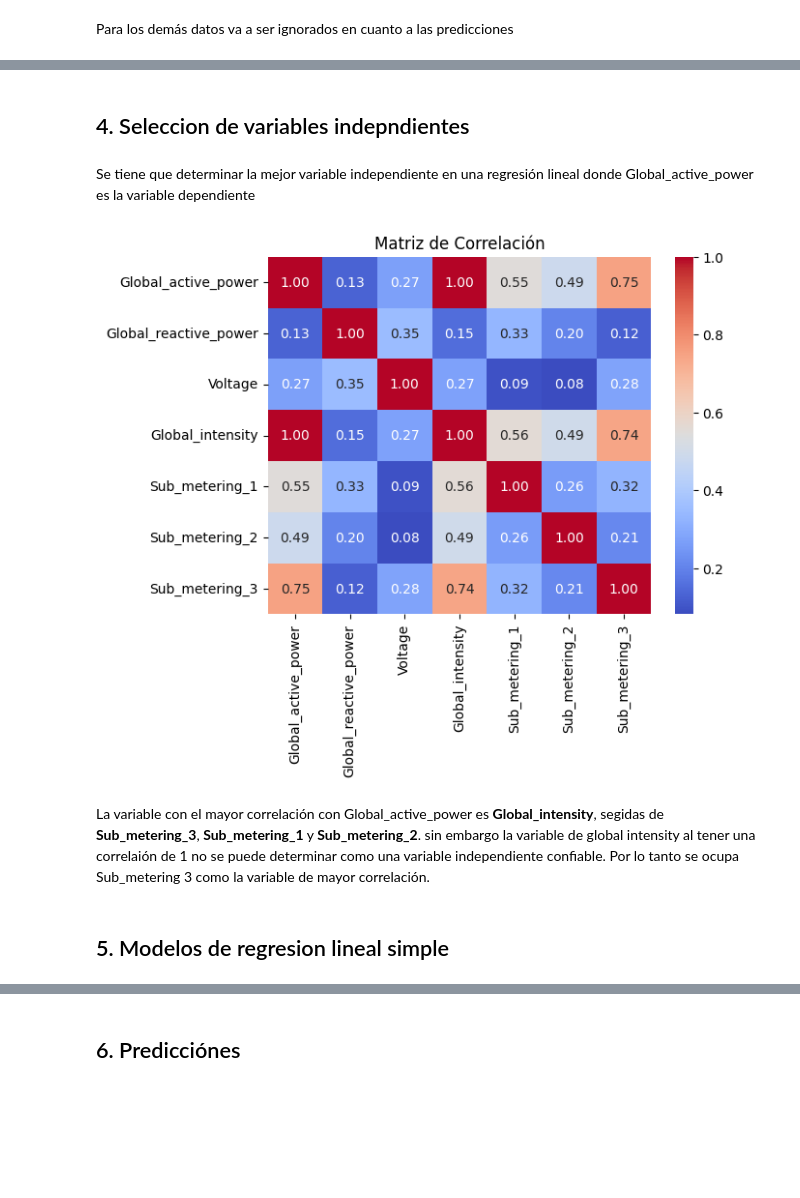
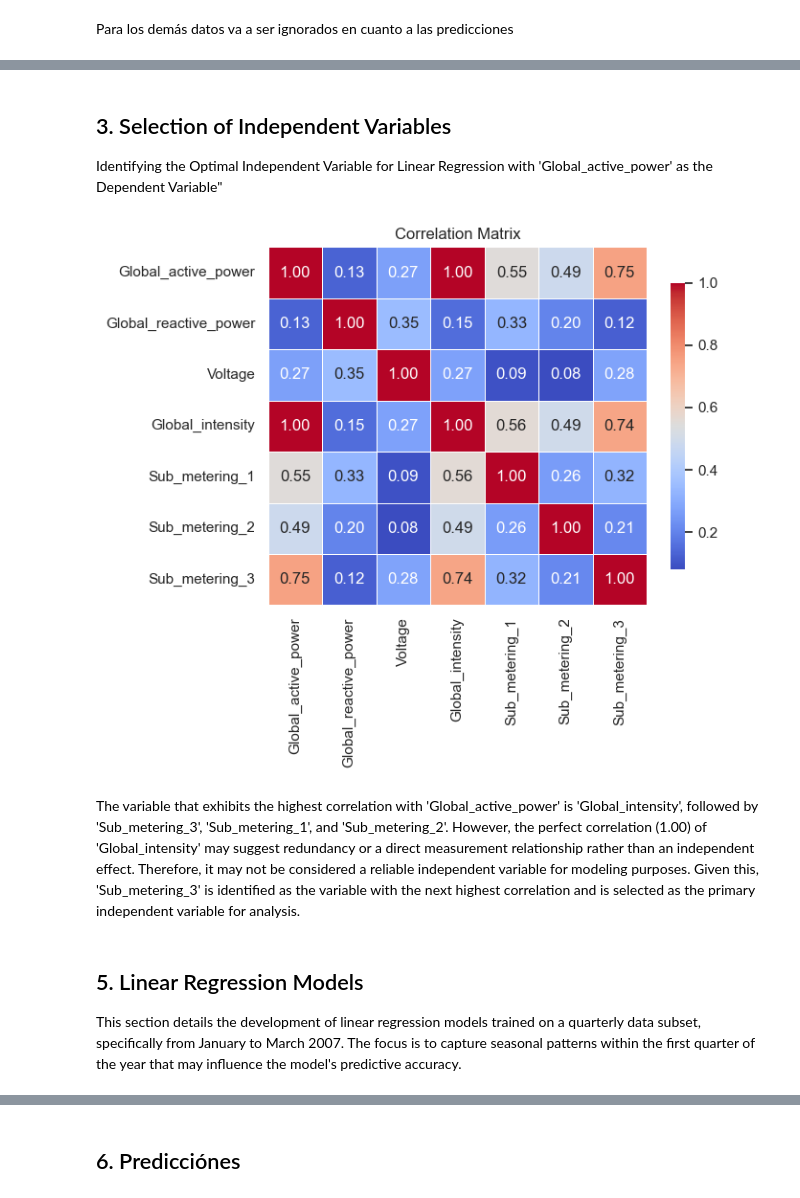
Before and after one commit to matgoni/Household_Power_Consumption, a Jupyter notebook: IHPC.ipynb, the cells around one changed output, grey strips where cells are left out. Saved outputs shown, nothing was run; the diff lists cells and outputs as text; code cells hidden in the pictures; blank space fills up the shorter version.

```diff
--- a/IHPC.ipynb
+++ b/IHPC.ipynb
@@ -92 +107,6 @@ X_clean[columns_to_float] = X_clean[columns_to_float].apply(lambda col: pd.to_nu
+# %%
+X['Date'] = pd.to_datetime(X['Date'], format='%d/%m/%Y')
+
+columns_to_float = ['Global_active_power', 'Global_reactive_power', 'Voltage', 'Global_intensity', 'Sub_metering_1', 'Sub_metering_2']
+X[columns_to_float] = X[columns_to_float].apply(lambda col: pd.to_numeric(col, errors='coerce'))
 # %%
@@ -158,11 +177,18 @@ Una vez obtenidos los registros donde hay al menos un dato nulo por dia podemos
 # %%
-nulos_por_fecha["Date"] = pd.to_datetime(nulos_por_fecha["Date"])
-plt.figure(figsize=(10, 6))
-plt.hist(nulos_por_fecha["Count"], bins=len(nulos_por_fecha),color='skyblue', edgecolor='black')
-plt.title("Histograma de Filas Nulas por Fecha")
-plt.xlabel("Cantidad de Filas Nulas")
-plt.ylabel("Frecuencia")
-plt.grid(axis='y', alpha=0.75)
+# Applying a seaborn style
+sns.set(style="whitegrid")
 
+# Converting 'Date' column to datetime
+nulls_by_date["Date"] = pd.to_datetime(nulls_by_date["Date"])
+
+# Creating a histogram for null rows by date
+plt.figure(figsize=(12, 7))
+plt.hist(nulls_by_date["Count"], bins=len(nulls_by_date), color='deepskyblue', edgecolor='black')
+plt.title("Histogram of Null Rows by Date", fontsize=16)
+plt.xlabel("Number of Null Rows", fontsize=14)
+plt.ylabel("Frequency", fontsize=14)
+plt.grid(axis='y', alpha=0.5)
+plt.xticks(fontsize=12)
+plt.yticks(fontsize=12)
 plt.show()
 # %% [output]
@@ -256,6 +274,5 @@ Para los demás datos va a ser ignorados en cuanto a las predicciones
 # %%
-columns_to_keep = ['Date'] + X_clean.columns[-7:].tolist()
-Xa = X_clean[columns_to_keep]
-Xa.set_index('Date', inplace=True)
+columns_to_keep = X.columns[-7:].tolist()
+Xa = X[columns_to_keep]
 daily_sum = Xa.resample('D').sum()
 # %%
@@ -279,18 +288,22 @@ Date
 # %% [markdown]
-## 4. Seleccion de variables indepndientes
+## 3. Selection of Independent Variables
+
+Identifying the Optimal Independent Variable for Linear Regression with 'Global_active_power' as the Dependent Variable"
-# %% [markdown]
-Se tiene que determinar la mejor variable independiente en una regresión lineal donde Global_active_power es la variable dependiente
 # %%
-# Calcula la matriz de correlación
+# Calculate the correlation matrix
 correlation_matrix = daily_sum.corr()
 
-# Crear un mapa de calor
-sns.heatmap(correlation_matrix, annot=True, fmt=".2f", cmap='coolwarm')
-plt.title('Matriz de Correlación')
+# Create a heatmap to visualize the correlation matrix
+plt.figure(figsize=(7, 6))
+sns.heatmap(correlation_matrix, annot=True, fmt=".2f", cmap='coolwarm', linewidths=.5, cbar_kws={"shrink": .8})
+plt.title('Correlation Matrix')
+plt.tight_layout()
 plt.show()
 # %% [output]
-[figure, old version]
+[figure, new version]
 # %% [markdown]
-La variable con el mayor correlación con Global_active_power es **Global_intensity**, segidas de **Sub_metering_3**, **Sub_metering_1** y **Sub_metering_2**. sin embargo la variable de global intensity al tener una correlaión de 1 no se puede determinar como una variable independiente confiable. Por lo tanto se ocupa Sub_metering 3 como la variable de mayor correlación.
+The variable that exhibits the highest correlation with 'Global_active_power' is 'Global_intensity', followed by 'Sub_metering_3', 'Sub_metering_1', and 'Sub_metering_2'. However, the perfect correlation (1.00) of 'Global_intensity' may suggest redundancy or a direct measurement relationship rather than an independent effect. Therefore, it may not be considered a reliable independent variable for modeling purposes. Given this, 'Sub_metering_3' is identified as the variable with the next highest correlation and is selected as the primary independent variable for analysis.
 # %% [markdown]
-## 5. Modelos de regresion lineal simple
+## 5. Linear Regression Models
+
+This section details the development of linear regression models trained on a quarterly data subset, specifically from January to March 2007. The focus is to capture seasonal patterns within the first quarter of the year that may influence the model's predictive accuracy.
```
Also changed, not shown: parts of 50 cells of this notebook.
